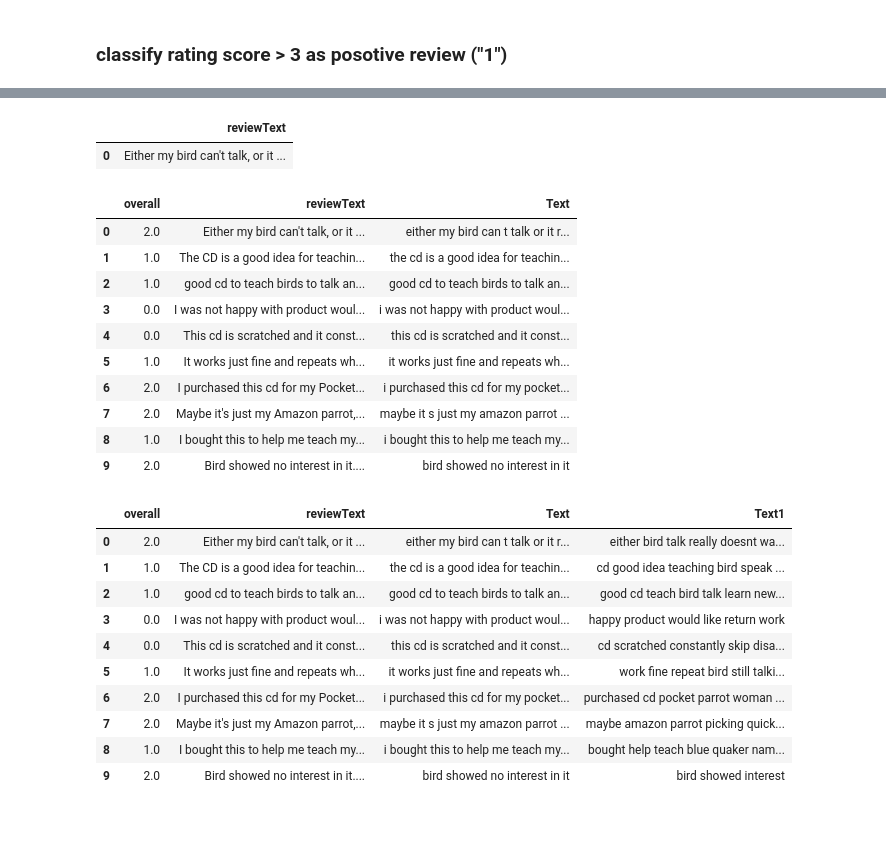
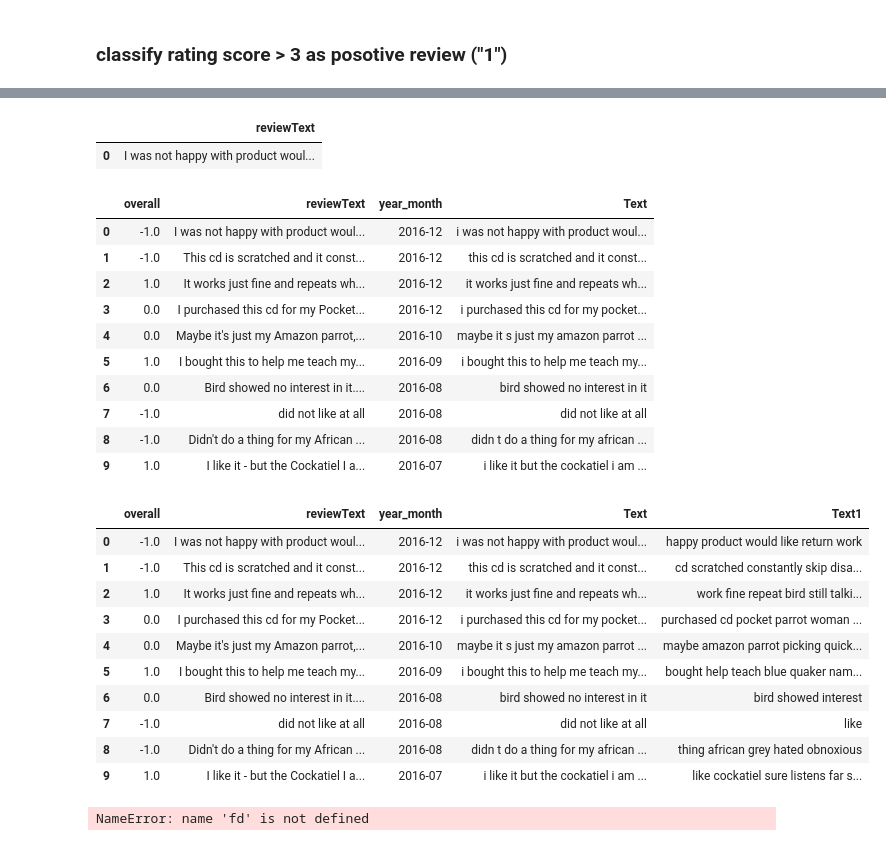
Before and after one commit to acmkc/NLP_Final_Individual_Project, a Jupyter notebook: Code/final.ipynb, the cells around one changed output, grey strips where cells are left out. Cells and saved outputs as stored; diff of their text form; code cells hidden in the pictures.

```diff
--- a/Code/final.ipynb
+++ b/Code/final.ipynb
@@ -90,7 +51,7 @@ dtype: object
 # %%
-review.loc[review["overall"] < 3.0, 'overall'] = 0
+df.loc[df["overall"] < 3.0, 'overall'] = -1
 # %% [markdown]
 ###  classify rating score > 3 as posotive review ("1")
 # %%
-review.loc[review["overall"] > 3.0, 'overall'] = 1
+df.loc[df["overall"] > 3.0, 'overall'] = 1
 # %% [markdown]
@@ -98,2 +59,2 @@ review.loc[review["overall"] > 3.0, 'overall'] = 1
 # %%
-review.loc[review["overall"] == 3.0, 'overall'] = 2
+df.loc[df["overall"] == 3.0, 'overall'] = 0
@@ -117,29 +72,29 @@ sns.countplot(data=review, x='overall',hue="overall", palette="Pastel1")
 # %%
-review[["reviewText"]].head(1)
+df[["reviewText"]].head(1)
 # %% [output]
 |  | reviewText |
-| 0 | Either my bird can't talk, or it ... |
+| 0 | I was not happy with product woul... |
 # %%
 def data_preprocess(text):
     text =  RegexpTokenizer(r'\w+|\$[0-9.]+|\d+').tokenize(text.lower())
     text = ' '.join(text)
     return text
 # %%
-review_copy = review.copy()
-review_copy['Text'] = review_copy['reviewText'].apply(data_preprocess)
-review_copy.head(10)
+df_copy = df.copy()
+df_copy['Text'] = df_copy['reviewText'].apply(data_preprocess)
+df_copy.head(10)
 # %% [output]
-|  | overall | reviewText | Text |
-| 0 | 2.0 | Either my bird can't talk, or it ... | either my bird can t talk or it r... |
-| 1 | 1.0 | The CD is a good idea for teachin... | the cd is a good idea for teachin... |
-| 2 | 1.0 | good cd to teach birds to talk an... | good cd to teach birds to talk an... |
-| 3 | 0.0 | I was not happy with product woul... | i was not happy with product woul... |
-| 4 | 0.0 | This cd is scratched and it const... | this cd is scratched and it const... |
-| 5 | 1.0 | It works just fine and repeats wh... | it works just fine and repeats wh... |
-| 6 | 2.0 | I purchased this cd for my Pocket... | i purchased this cd for my pocket... |
-| 7 | 2.0 | Maybe it's just my Amazon parrot,... | maybe it s just my amazon parrot ... |
-| 8 | 1.0 | I bought this to help me teach my... | i bought this to help me teach my... |
-| 9 | 2.0 | Bird showed no interest in it.... | bird showed no interest in it |
+|  | overall | reviewText | year_month | Text |
+| 0 | -1.0 | I was not happy with product woul... | 2016-12 | i was not happy with product woul... |
+| 1 | -1.0 | This cd is scratched and it const... | 2016-12 | this cd is scratched and it const... |
+| 2 | 1.0 | It works just fine and repeats wh... | 2016-12 | it works just fine and repeats wh... |
+| 3 | 0.0 | I purchased this cd for my Pocket... | 2016-12 | i purchased this cd for my pocket... |
+| 4 | 0.0 | Maybe it's just my Amazon parrot,... | 2016-10 | maybe it s just my amazon parrot ... |
+| 5 | 1.0 | I bought this to help me teach my... | 2016-09 | i bought this to help me teach my... |
+| 6 | 0.0 | Bird showed no interest in it.... | 2016-08 | bird showed no interest in it |
+| 7 | -1.0 | did not like at all | 2016-08 | did not like at all |
+| 8 | -1.0 | Didn't do a thing for my African ... | 2016-08 | didn t do a thing for my african ... |
+| 9 | 1.0 | I like it - but the Cockatiel I a... | 2016-07 | i like it but the cockatiel i am ... |
 # %%
 stop_words = set(stopwords.words('english'))
 lemmatizer = WordNetLemmatizer()
@@ -150,18 +105,18 @@ def preprocess(words):
     words = ' '.join(words)
     return words
 # %%
-review = review_copy.copy()
+review = df_copy.copy()
 review['Text1'] = review['Text'].apply(preprocess)
 review.head(10)
 # %% [output]
-|  | overall | reviewText | Text | Text1 |
-| 0 | 2.0 | Either my bird can't talk, or it ... | either my bird can t talk or it r... | either bird talk really doesnt wa... |
-| 1 | 1.0 | The CD is a good idea for teachin... | the cd is a good idea for teachin... | cd good idea teaching bird speak ... |
-| 2 | 1.0 | good cd to teach birds to talk an... | good cd to teach birds to talk an... | good cd teach bird talk learn new... |
-| 3 | 0.0 | I was not happy with product woul... | i was not happy with product woul... | happy product would like return work |
-| 4 | 0.0 | This cd is scratched and it const... | this cd is scratched and it const... | cd scratched constantly skip disa... |
-| 5 | 1.0 | It works just fine and repeats wh... | it works just fine and repeats wh... | work fine repeat bird still talki... |
-| 6 | 2.0 | I purchased this cd for my Pocket... | i purchased this cd for my pocket... | purchased cd pocket parrot woman ... |
-| 7 | 2.0 | Maybe it's just my Amazon parrot,... | maybe it s just my amazon parrot ... | maybe amazon parrot picking quick... |
-| 8 | 1.0 | I bought this to help me teach my... | i bought this to help me teach my... | bought help teach blue quaker nam... |
-| 9 | 2.0 | Bird showed no interest in it.... | bird showed no interest in it | bird showed interest |
+|  | overall | reviewText | year_month | Text | Text1 |
+| 0 | -1.0 | I was not happy with product woul... | 2016-12 | i was not happy with product woul... | happy product would like return work |
+| 1 | -1.0 | This cd is scratched and it const... | 2016-12 | this cd is scratched and it const... | cd scratched constantly skip disa... |
+| 2 | 1.0 | It works just fine and repeats wh... | 2016-12 | it works just fine and repeats wh... | work fine repeat bird still talki... |
+| 3 | 0.0 | I purchased this cd for my Pocket... | 2016-12 | i purchased this cd for my pocket... | purchased cd pocket parrot woman ... |
+| 4 | 0.0 | Maybe it's just my Amazon parrot,... | 2016-10 | maybe it s just my amazon parrot ... | maybe amazon parrot picking quick... |
+| 5 | 1.0 | I bought this to help me teach my... | 2016-09 | i bought this to help me teach my... | bought help teach blue quaker nam... |
+| 6 | 0.0 | Bird showed no interest in it.... | 2016-08 | bird showed no interest in it | bird showed interest |
+| 7 | -1.0 | did not like at all | 2016-08 | did not like at all | like |
+| 8 | -1.0 | Didn't do a thing for my African ... | 2016-08 | didn t do a thing for my african ... | thing african grey hated obnoxious |
+| 9 | 1.0 | I like it - but the Cockatiel I a... | 2016-07 | i like it but the cockatiel i am ... | like cockatiel sure listens far s... |
@@ -167,0 +130,7 @@ review.head(10)
+# %%
+top_10 = fd.most_common(10)
+
+# Create pandas series to make plotting easier
+fdist = pd.Series(dict(top_10))
+# %% [output]
+NameError: name 'fd' is not defined
```
Also changed, not shown: parts of 29 cells of this notebook.
